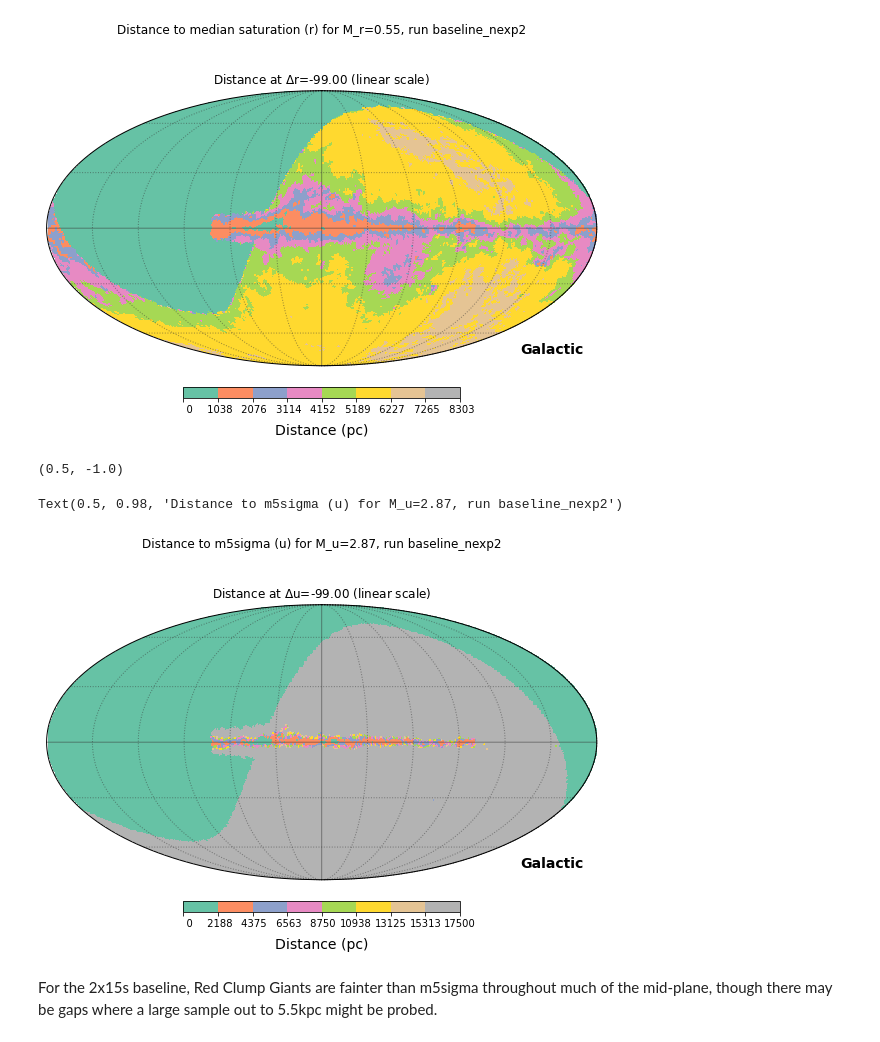
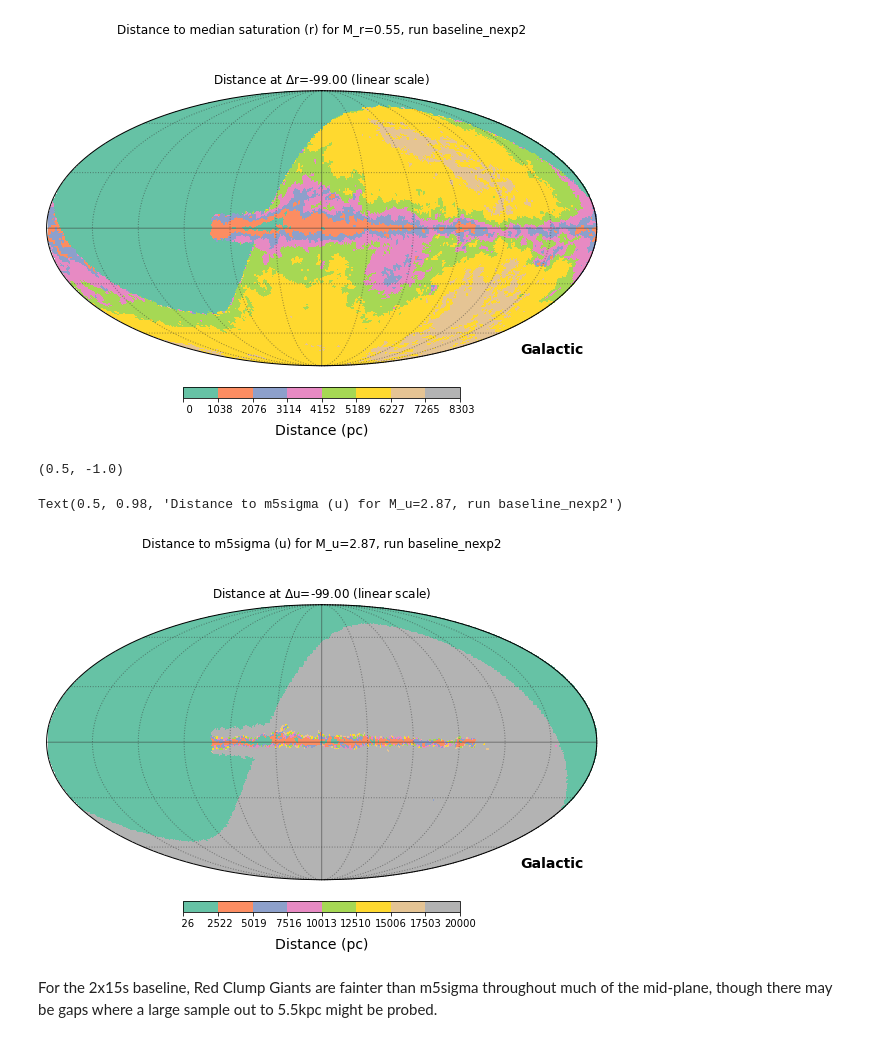
Before and after one commit to ebellm/rubinCadenceScratchWIC, a Jupyter notebook: jupyter/2021-04-06_tryExtinction3D.ipynb, the cells around one changed output. Saved outputs shown, nothing was run; the diff lists cells and outputs as text; code cells hidden in the pictures.

Commit message:
Updated example notebook to include a user-supplied maximum distance for plotting

```diff
--- a/jupyter/2021-04-06_tryExtinction3D.ipynb
+++ b/jupyter/2021-04-06_tryExtinction3D.ipynb
@@ -476,18 +476,20 @@ Text(0.5, 0.98, 'Distance to median saturation (r) for M_r=0.55, run baseline_ne
 # %%
 # ... or, what about detections in u-band?
 M_u = 2.87
 m5sig_u = lEvals[0]['u']['m5depth'].metricValues
 mMinusM_m5sig_u = m5sig_u - M_u
 
-readExtinction.testDeltamags('u', -99, cmap='Set2', pathMap=pathReddening, dmagVec=mMinusM_m5sig_u)
+# Note: we're setting a maximum distance to plot here!
+readExtinction.testDeltamags('u', -99, cmap='Set2', pathMap=pathReddening, \
+                             dmagVec=mMinusM_m5sig_u, testMethod=True, maxDistShow=20000.)
 
 # Probably should give testDeltamags the ability to accept strings for the supertitle, etc. In the meantime
 # use matplotlib techniques
 plt.gcf().suptitle('Distance to m5sigma (u) for M_u=%.2f, run %s' % (M_u, nameThis))
 # %% [output]
 (0.5, -1.0)
 Text(0.5, 0.98, 'Distance to m5sigma (u) for M_u=2.87, run baseline_nexp2')
-[figure, old version]
+[figure, new version]
 # %% [markdown]
 For the 2x15s baseline, Red Clump Giants are fainter than m5sigma throughout much of the mid-plane, though there may be gaps where a large sample out to 5.5kpc might be probed.
 # %% [markdown]
```
Also changed, not shown: parts of 2 cells of this notebook.
